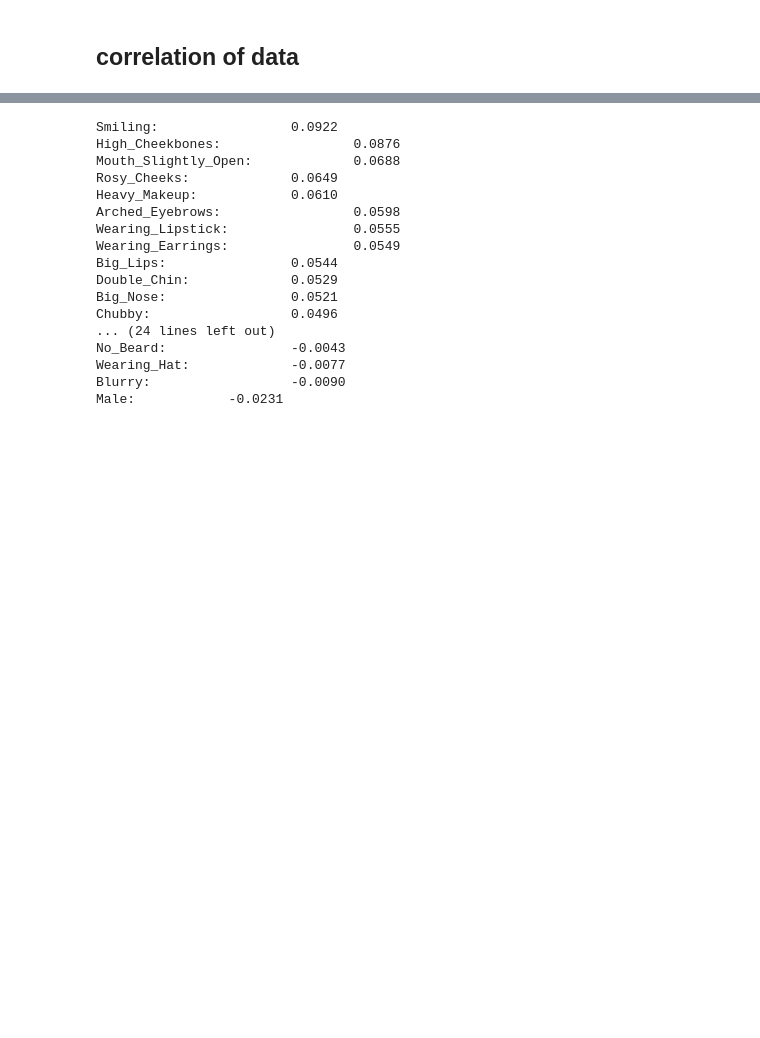
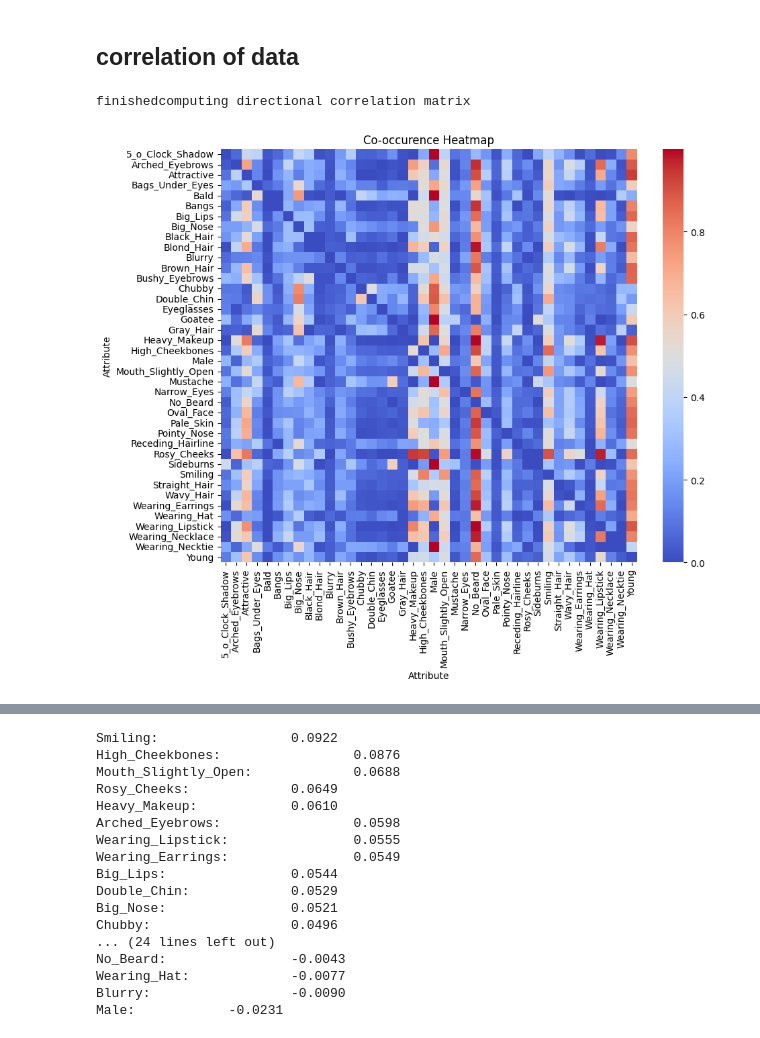
Before and after one commit to RoyRin/ripple_bench, a Jupyter notebook: notebooks/counterfactual_plot_viz.ipynb, the cells around one changed output, grey strips where cells are left out. Drawn from its saved outputs; the diff is of its cells as text; code cells hidden in the pictures; blank space fills up the shorter version.

```diff
--- a/notebooks/counterfactual_plot_viz.ipynb
+++ b/notebooks/counterfactual_plot_viz.ipynb
@@ -137,4 +138,56 @@ for i, attr_i in enumerate(attribute_names):
 39 Young
 # %% [markdown]
 ## correlation of data
+# %%
+
+subset_targets_np = subset_targets.numpy()
+
+def get_directional_correlation(col1, col2):
+    n = len(col1)
+
+    col1 = (col1 > 0).astype(int)
+    col2 = (col2 > 0).astype(int)
+    # Compute the counts
+    n11 = np.sum((col1 == 1) & (col2 == 1)) # if both are 1
+    #n10 = np.sum((col1 == 1) & (col2 == 0)) # if col1 is 1 and col2 is 0
+    #n01 = np.sum((col1 == 0) & (col2 == 1)) # if col1 is 0 and col2 is 1
+    #n00 = np.sum((col1 == 0) & (col2 == 0)) # if both are 0
+
+    att_1_positive = np.sum(col1)
+    #att_2_positive = sum(col2)
+    # if att1 is positive, how often is att2 positive
+    att1_implies_att2 = n11 / att_1_positive
+    # if att2 is positive, how often is att1 positive
+    #att2_implies_att1 = n11 / att_2_positive
+
+    return att1_implies_att2
+
+# plot a heatmap of the directional correlation
+
+def compute_correlation_matrix(subset_targets_np):
+    num_attributes = subset_targets_np.shape[1]
+    correlation_matrix = np.zeros((num_attributes, num_attributes))
+
+    for i in range(num_attributes):
+        for j in range(num_attributes):
+            if i != j:
+                att_1_positive = get_directional_correlation(subset_targets_np[:, i], subset_targets_np[:, j])
+                correlation_matrix[i, j] = att_1_positive
+
+    return correlation_matrix
+
+directional_correlation_matrix = compute_correlation_matrix(subset_targets_np)
+# plot a heatmap of the directional correlation matrix
+print(f"finishedcomputing directional correlation matrix")
+plt.figure(figsize=(10, 8))
+sns.heatmap(directional_correlation_matrix, annot=False, cmap='coolwarm', xticklabels=attribute_names, yticklabels=attribute_names)
+plt.title("Co-occurence Heatmap")
+plt.xlabel("Attribute")
+plt.ylabel("Attribute")
+plt.xticks(rotation=90)
+plt.yticks(rotation=0)
+plt.show()
+# %% [output]
+finishedcomputing directional correlation matrix
+[figure, added]
 # %%
```
Also changed, not shown: parts of 3 cells of this notebook, 6 other files.
